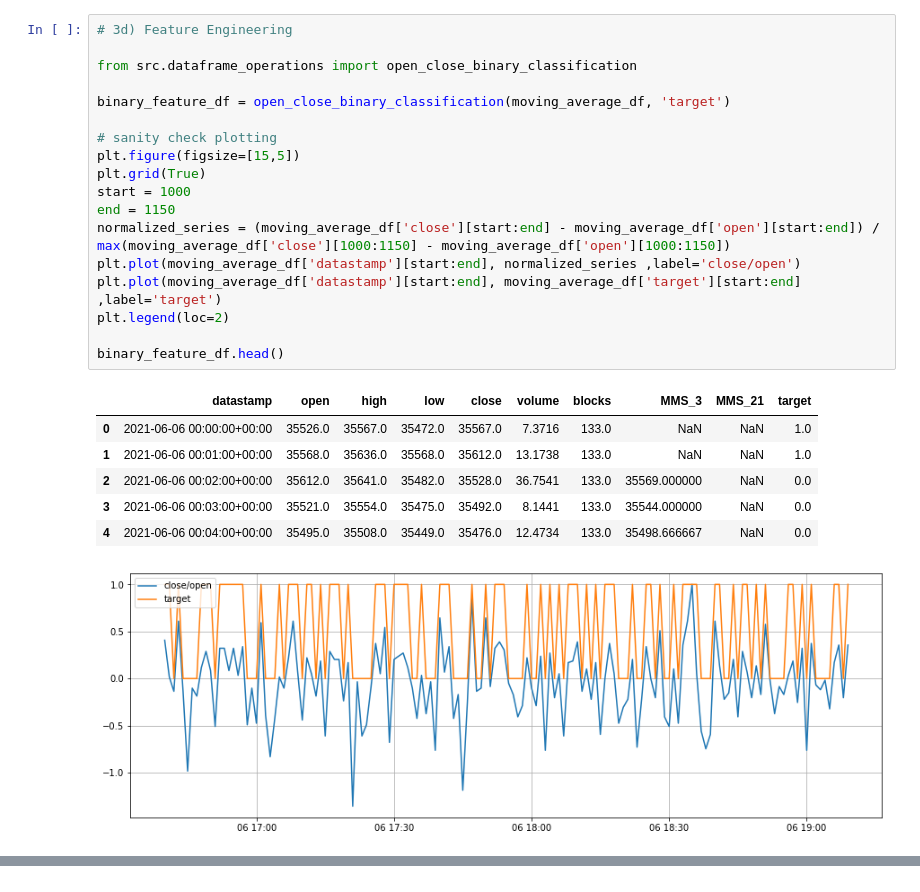
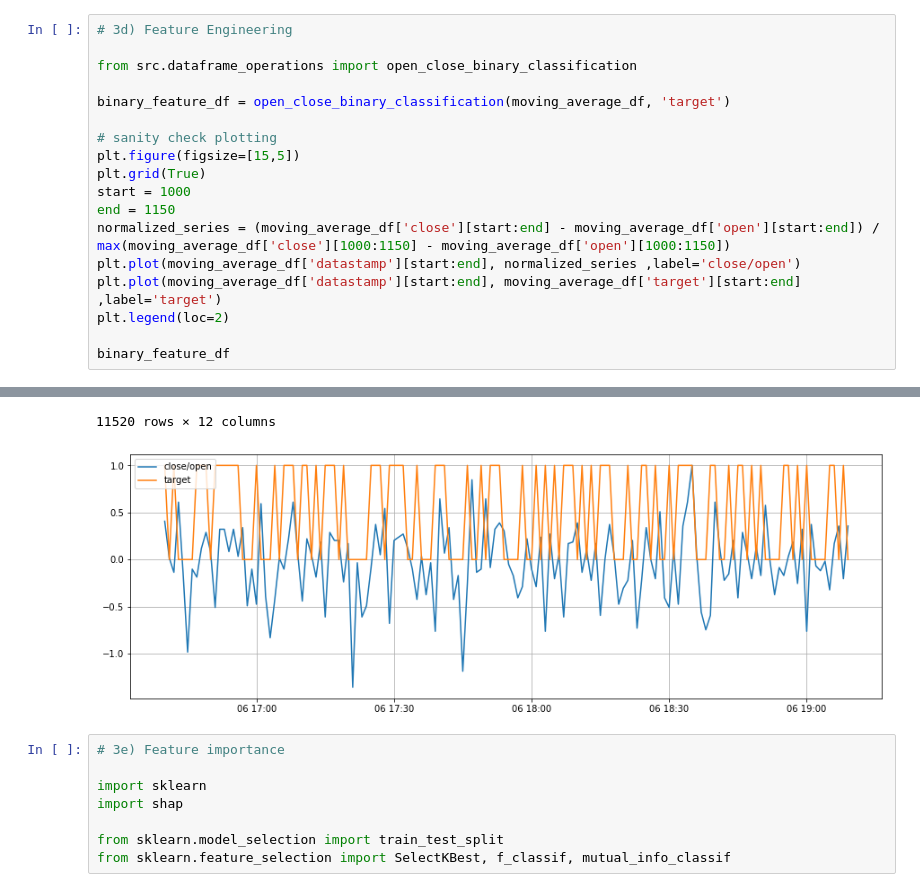
Before and after one commit to FerPapi/transfero_challenge_fp, a Jupyter notebook: Q3.ipynb, the cells around one changed output, grey strips where cells are left out. Cells and saved outputs as stored; diff of their text form.

Commit message:
change binary classif function and add shap values

```diff
--- a/Q3.ipynb
+++ b/Q3.ipynb
@@ -207,26 +192,19 @@ moving_average_df
-# %%
-# 3d) Feature Engineering
-
-from src.dataframe_operations import open_close_binary_classification
-
-binary_feature_df = open_close_binary_classification(moving_average_df, 'target')
-
-# sanity check plotting
-plt.figure(figsize=[15,5])
-plt.grid(True)
-start = 1000
-end = 1150
-normalized_series = (moving_average_df['close'][start:end] - moving_average_df['open'][start:end]) / max(moving_average_df['close'][1000:1150] - moving_average_df['open'][1000:1150])
-plt.plot(moving_average_df['datastamp'][start:end], normalized_series ,label='close/open')
-plt.plot(moving_average_df['datastamp'][start:end], moving_average_df['target'][start:end] ,label='target')
-plt.legend(loc=2)
-
-binary_feature_df.head()
-# %% [output]
-|  | datastamp | open | high | low | close | volume | blocks | MMS_3 | MMS_21 | target |
-| 0 | 2021-06-06 00:00:00+00:00 | 35526.0 | 35567.0 | 35472.0 | 35567.0 | 7.3716 | 133.0 | NaN | NaN | 1.0 |
-| 1 | 2021-06-06 00:01:00+00:00 | 35568.0 | 35636.0 | 35568.0 | 35612.0 | 13.1738 | 133.0 | NaN | NaN | 1.0 |
-| 2 | 2021-06-06 00:02:00+00:00 | 35612.0 | 35641.0 | 35482.0 | 35528.0 | 36.7541 | 133.0 | 35569.000000 | NaN | 0.0 |
-| 3 | 2021-06-06 00:03:00+00:00 | 35521.0 | 35554.0 | 35475.0 | 35492.0 | 8.1441 | 133.0 | 35544.000000 | NaN | 0.0 |
-| 4 | 2021-06-06 00:04:00+00:00 | 35495.0 | 35508.0 | 35449.0 | 35476.0 | 12.4734 | 133.0 | 35498.666667 | NaN | 0.0 |
-[figure, removed]
+# %%
+# 3d) Feature Engineering
+
+from src.dataframe_operations import open_close_binary_classification
+
+binary_feature_df = open_close_binary_classification(moving_average_df, 'target')
+
+# sanity check plotting
+plt.figure(figsize=[15,5])
+plt.grid(True)
+start = 1000
+end = 1150
+normalized_series = (moving_average_df['close'][start:end] - moving_average_df['open'][start:end]) / max(moving_average_df['close'][1000:1150] - moving_average_df['open'][1000:1150])
+plt.plot(moving_average_df['datastamp'][start:end], normalized_series ,label='close/open')
+plt.plot(moving_average_df['datastamp'][start:end], moving_average_df['target'][start:end] ,label='target')
+plt.legend(loc=2)
+
+binary_feature_df
+# %% [output]
@@ -232,0 +223,10 @@ binary_feature_df.head()
+11520 rows × 12 columns
+[figure, added]
+# %%
+# 3e) Feature importance
+
+import sklearn
+import shap
+
+from sklearn.model_selection import train_test_split
+from sklearn.feature_selection import SelectKBest, f_classif, mutual_info_classif
```
Also changed, not shown: parts of 12 cells of this notebook, 1 other file.
